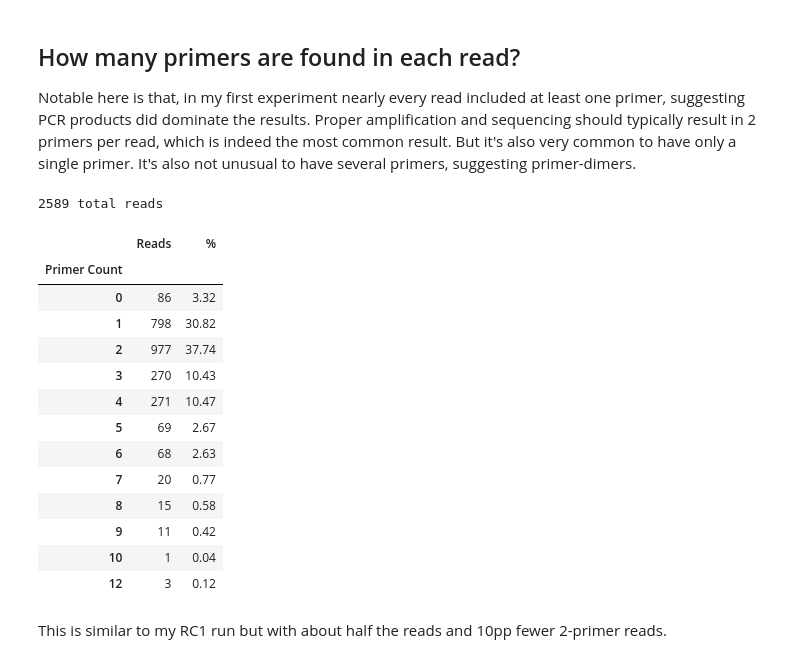
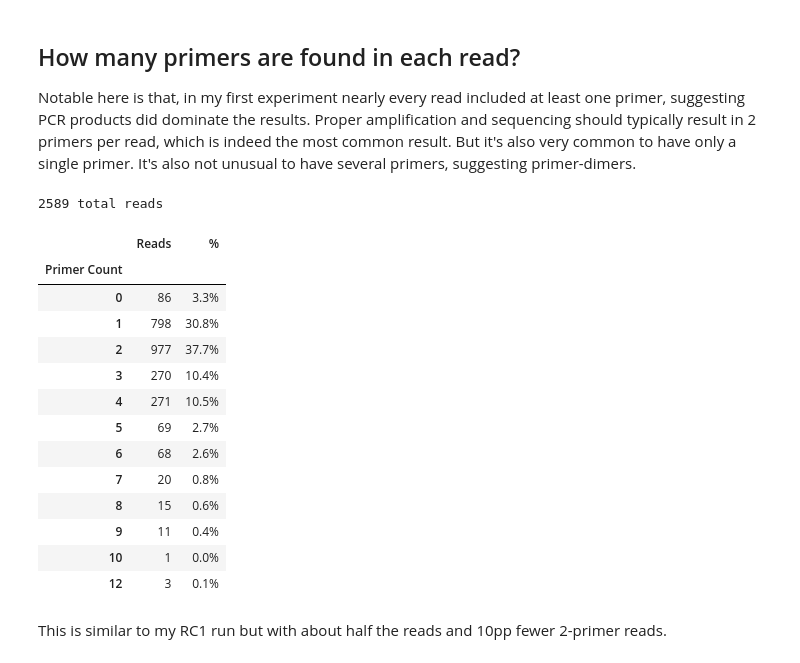
Before and after one commit to RByers/RespiCov-analyze, a Jupyter notebook: RCMatchPrimers-RC2.ipynb, the cells around one changed output. Saved outputs shown, nothing was run; the diff lists cells and outputs as text; code cells hidden in the pictures.

```diff
--- a/RCMatchPrimers-RC2.ipynb
+++ b/RCMatchPrimers-RC2.ipynb
@@ -67,34 +68,34 @@ It's also not unusual to have several primers, suggesting primer-dimers.
 # %%
 from collections import Counter
 
 readsPerPrimerCount = Counter()
 readTotal = 0
 for (subdir, read, hits) in getAllPrimerMatches():
     readTotal += 1
     readsPerPrimerCount[len(hits)] += 1
 print("%i total reads" % readTotal)
 
 table = pd.DataFrame.from_dict(readsPerPrimerCount, orient="index", columns=["Reads"])
 table.index.name = "Primer Count"
 table.sort_index(inplace=True)
-table["%"] = table["Reads"].apply(lambda r: round(100 * r / readTotal, ndigits=2))
+table["%"] = table["Reads"].apply(lambda r: round(r / readTotal, ndigits=4))
 table
 # %% [output]
 2589 total reads
 |  | Reads | % |
 | Primer Count |  |  |
-| 0 | 86 | 3.32 |
-| 1 | 798 | 30.82 |
-| 2 | 977 | 37.74 |
-| 3 | 270 | 10.43 |
-| 4 | 271 | 10.47 |
-| 5 | 69 | 2.67 |
-| 6 | 68 | 2.63 |
-| 7 | 20 | 0.77 |
-| 8 | 15 | 0.58 |
-| 9 | 11 | 0.42 |
-| 10 | 1 | 0.04 |
-| 12 | 3 | 0.12 |
+| 0 | 86 | 3.3% |
+| 1 | 798 | 30.8% |
+| 2 | 977 | 37.7% |
+| 3 | 270 | 10.4% |
+| 4 | 271 | 10.5% |
+| 5 | 69 | 2.7% |
+| 6 | 68 | 2.6% |
+| 7 | 20 | 0.8% |
+| 8 | 15 | 0.6% |
+| 9 | 11 | 0.4% |
+| 10 | 1 | 0.0% |
+| 12 | 3 | 0.1% |
 # %% [markdown]
 This is similar to my RC1 run but with about half the reads and 10pp fewer 2-primer reads.
 # %% [markdown]
```
Also changed, not shown: parts of 5 cells of this notebook, 1 other file.
